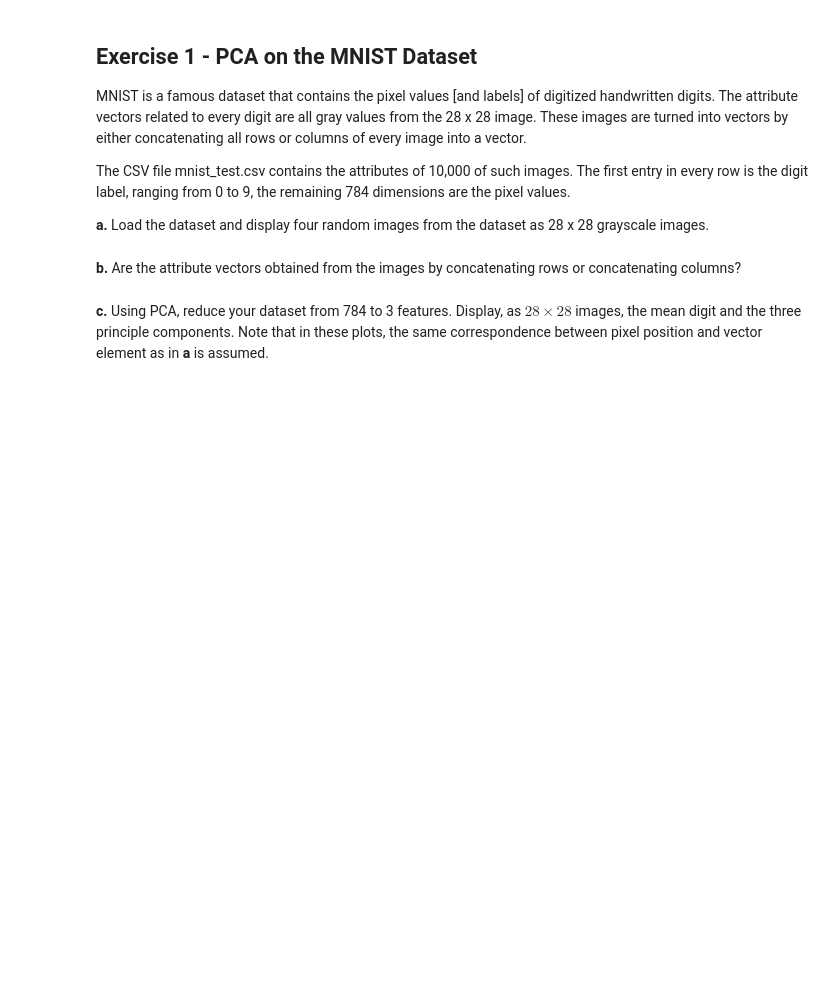
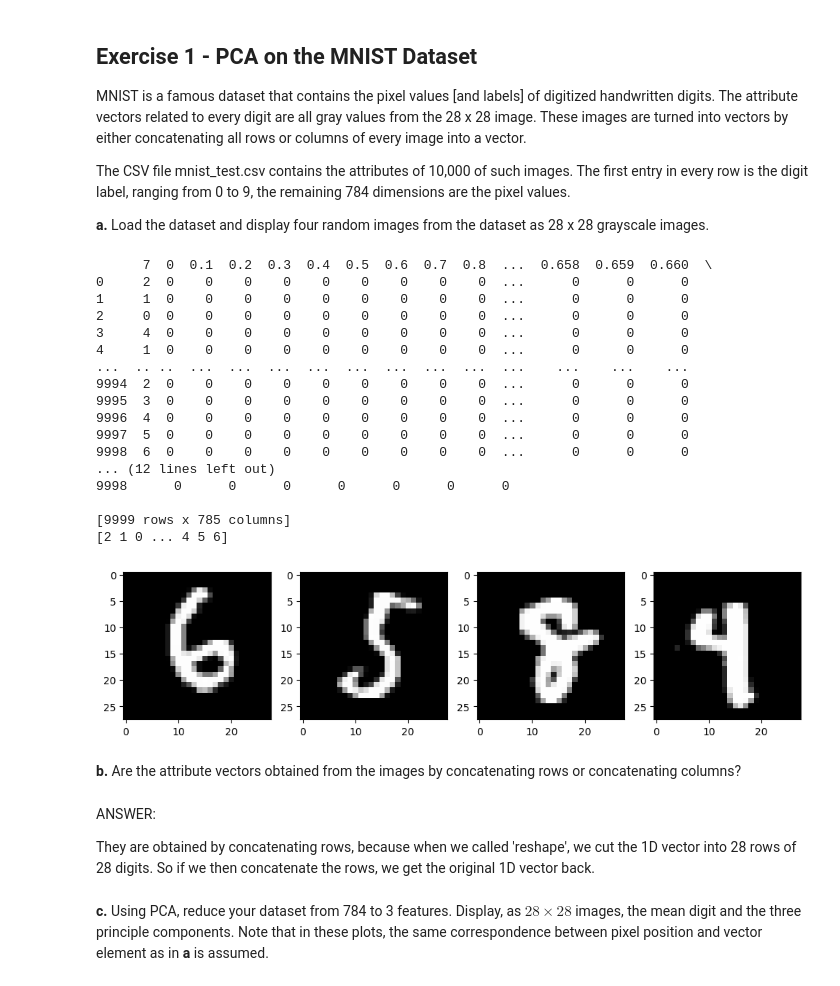
Before and after one commit to lanster42/Erasmus-Notes-25-26, a Jupyter notebook: Data mining and Machine learning/Assignment5/Assignment5_DMML_20251002.ipynb, the cells around one changed output. Drawn from its saved outputs; the diff is of its cells as text; code cells hidden in the pictures; blank space fills up the shorter version.

Commit message:
first ex DMML ass5

```diff
--- a/Data mining and Machine learning/Assignment5/Assignment5_DMML_20251002.ipynb
+++ b/Data mining and Machine learning/Assignment5/Assignment5_DMML_20251002.ipynb
@@ -20,7 +20,49 @@ MNIST is a famous dataset that contains the pixel values [and labels] of digitiz
 The CSV file mnist_test.csv contains the attributes of 10,000 of such images.  The first entry in every row is the digit label, ranging from 0 to 9, the remaining 784 dimensions are the pixel values.
 
 **a.** Load the dataset and display four random images from the dataset as 28 x 28 grayscale images.
+# %%
+import pandas as pd
+import numpy as np
+import matplotlib.pyplot as plt
+data = pd.read_csv("mnist_test.csv")
+print(data)
+
+labels = data.iloc[:, 0].values   #We use .iloc here because it allows us to specify which columns and rows we want. 0 gives the first column :)
+images = data.iloc[:, 1:].values
+indeces = np.random.choice(len(images), 4)   #1: gives the rest of the columns; 4 gives four images
+print(labels)
+
+#displaying the images:
+fig, axes = plt.subplots(1, 4, figsize=(12, 3))
+for i, ax in enumerate(axes):
+    img = images[indeces[i]].reshape(28, 28) #this is how we reshape the flat vector into 28x28
+    ax.imshow(img, cmap='gray') #we want grayscale images for easier analysis
+
+plt.show()
+# %% [output]
+      7  0  0.1  0.2  0.3  0.4  0.5  0.6  0.7  0.8  ...  0.658  0.659  0.660  \
+0     2  0    0    0    0    0    0    0    0    0  ...      0      0      0
+1     1  0    0    0    0    0    0    0    0    0  ...      0      0      0
+2     0  0    0    0    0    0    0    0    0    0  ...      0      0      0
+3     4  0    0    0    0    0    0    0    0    0  ...      0      0      0
+4     1  0    0    0    0    0    0    0    0    0  ...      0      0      0
+...  .. ..  ...  ...  ...  ...  ...  ...  ...  ...  ...    ...    ...    ...
+9994  2  0    0    0    0    0    0    0    0    0  ...      0      0      0
+9995  3  0    0    0    0    0    0    0    0    0  ...      0      0      0
+9996  4  0    0    0    0    0    0    0    0    0  ...      0      0      0
+9997  5  0    0    0    0    0    0    0    0    0  ...      0      0      0
+9998  6  0    0    0    0    0    0    0    0    0  ...      0      0      0
+... (12 lines left out)
+9998      0      0      0      0      0      0      0
+
+[9999 rows x 785 columns]
+[2 1 0 ... 4 5 6]
+[figure, added]
 # %% [markdown]
 **b.** Are the attribute vectors obtained from the images by concatenating rows or concatenating columns?
+# %% [markdown]
+ANSWER:
+
+They are obtained by concatenating rows, because when we called 'reshape', we cut the 1D vector into 28 rows of 28 digits. So if we then concatenate the rows, we get the original 1D vector back.
 # %% [markdown]
 **c.** Using PCA, reduce your dataset from 784 to 3 features.  Display, as $28 \times 28$ images, the mean digit and the three principle components.  Note that in these plots, the same correspondence between pixel position and vector element as in **a** is assumed.
```
Also changed, not shown: parts of 7 cells of this notebook, 1 other file.
